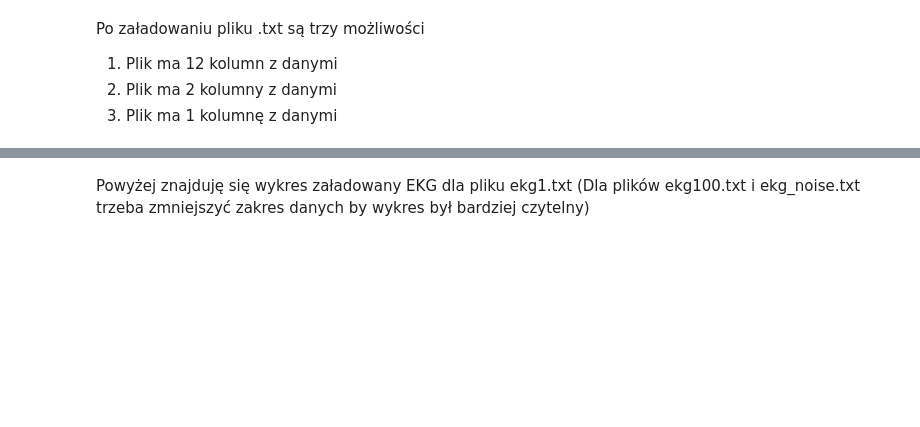
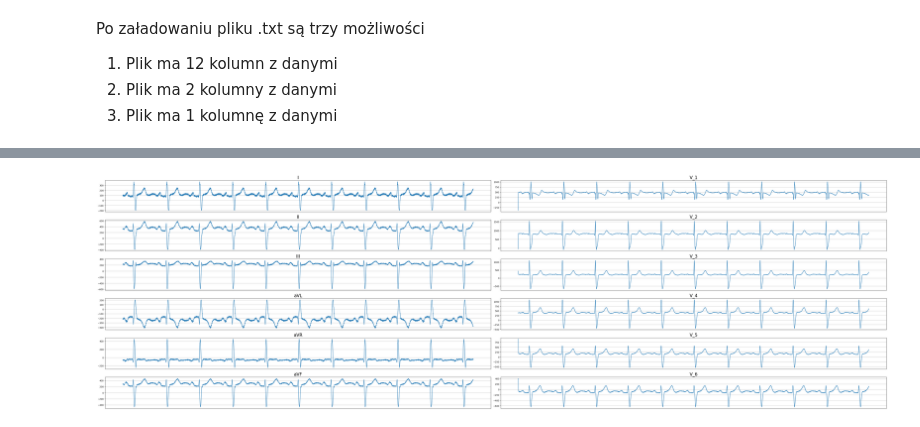
Before and after one commit to krysx7003/CPSO, a Jupyter notebook: Lab1/Cw1.ipynb, the cells around one changed output, grey strips where cells are left out. Drawn from its saved outputs; the diff is of its cells as text; code cells hidden in the pictures; blank space fills up the shorter version.

```diff
--- a/Lab1/Cw1.ipynb
+++ b/Lab1/Cw1.ipynb
@@ -19,15 +18,9 @@ import os
 # %%
 # Ładowanie wybranego pliku
+def loadFile(file_name):
+    file_path = "./src/"+file_name
 
-if os.name == 'nt':
-    file_name = "../src/"+input("Podaj nazwe pliku z danymi: ")
-elif os.name == 'posix':
-    file_name = "..//src//"+input("Podaj nazwe pliku z danymi: ")
-else:
-    print("Nieznany system")
-
-
-data_frame = pd.read_csv(file_name,sep="\\s+",header=None,engine="python")
+    return pd.read_csv(file_path,sep="\\s+",header=None,engine="python")
 # %% [markdown]
 Po załadowaniu pliku .txt są trzy możliwości
 
@@ -97,2 +87,8 @@ if len(new_data.columns) == 2:
-# %% [markdown]
-Powyżej znajduję się wykres załadowany EKG dla pliku ekg1.txt (Dla plików ekg100.txt i ekg_noise.txt trzeba zmniejszyć zakres danych by wykres był bardziej czytelny)
+# %%
+data_frame = loadFile(input("Podaj nazwe pliku z danymi: "))
+start = input("Początek zakresu(Minimalnie 0): ")
+num_rows = len(data_frame)
+end = input("Koniec zakresu(Maksymalnie "+str( num_rows )+"): ")
+displayEKG(data_frame,start,end)
+# %% [output]
+[figure, added]
```
Also changed, not shown: parts of 5 cells of this notebook, 12 other files.
